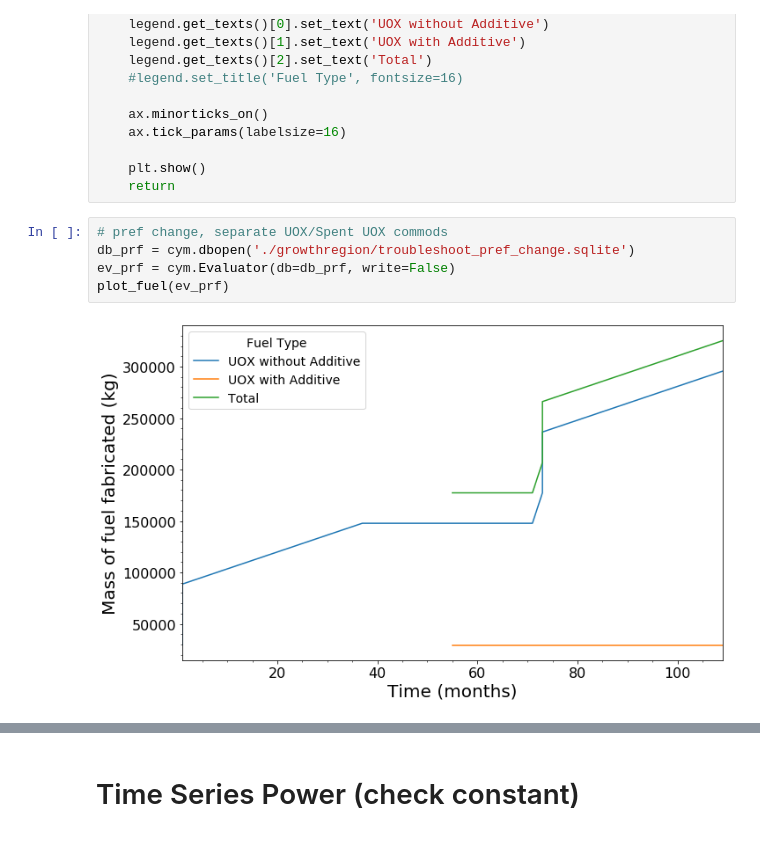
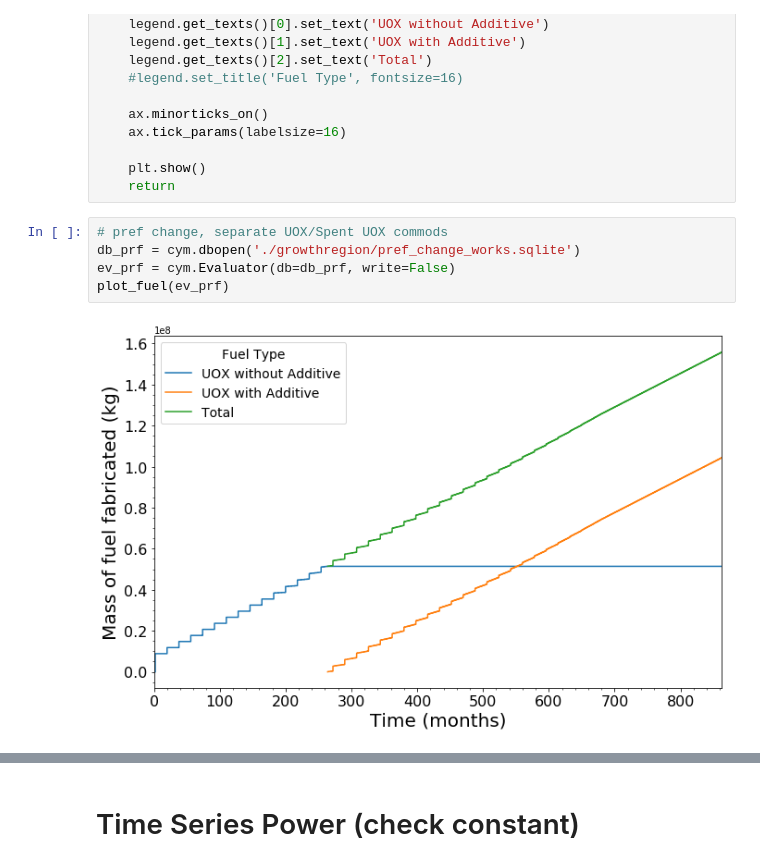
Before and after one commit to opotowsky/EG01_OPRA, a Jupyter notebook: testing_EG01.ipynb, the cells around one changed output, grey strips where cells are left out. Drawn from its saved outputs; the diff is of its cells as text.

Commit message:
moving forward with pref change functionality and not using recipe change in reactor

```diff
--- a/testing_EG01.ipynb
+++ b/testing_EG01.ipynb
@@ -37,9 +39,9 @@ def plot_fuel(evaler):
     return
 # %%
 # pref change, separate UOX/Spent UOX commods
-db_prf = cym.dbopen('./growthregion/troubleshoot_pref_change.sqlite')
+db_prf = cym.dbopen('./growthregion/pref_change_works.sqlite')
 ev_prf = cym.Evaluator(db=db_prf, write=False)
 plot_fuel(ev_prf)
 # %% [output]
-[figure, old version]
+[figure, new version]
 # %%
```
Also changed, not shown: parts of 8 cells of this notebook, 2 other files.
